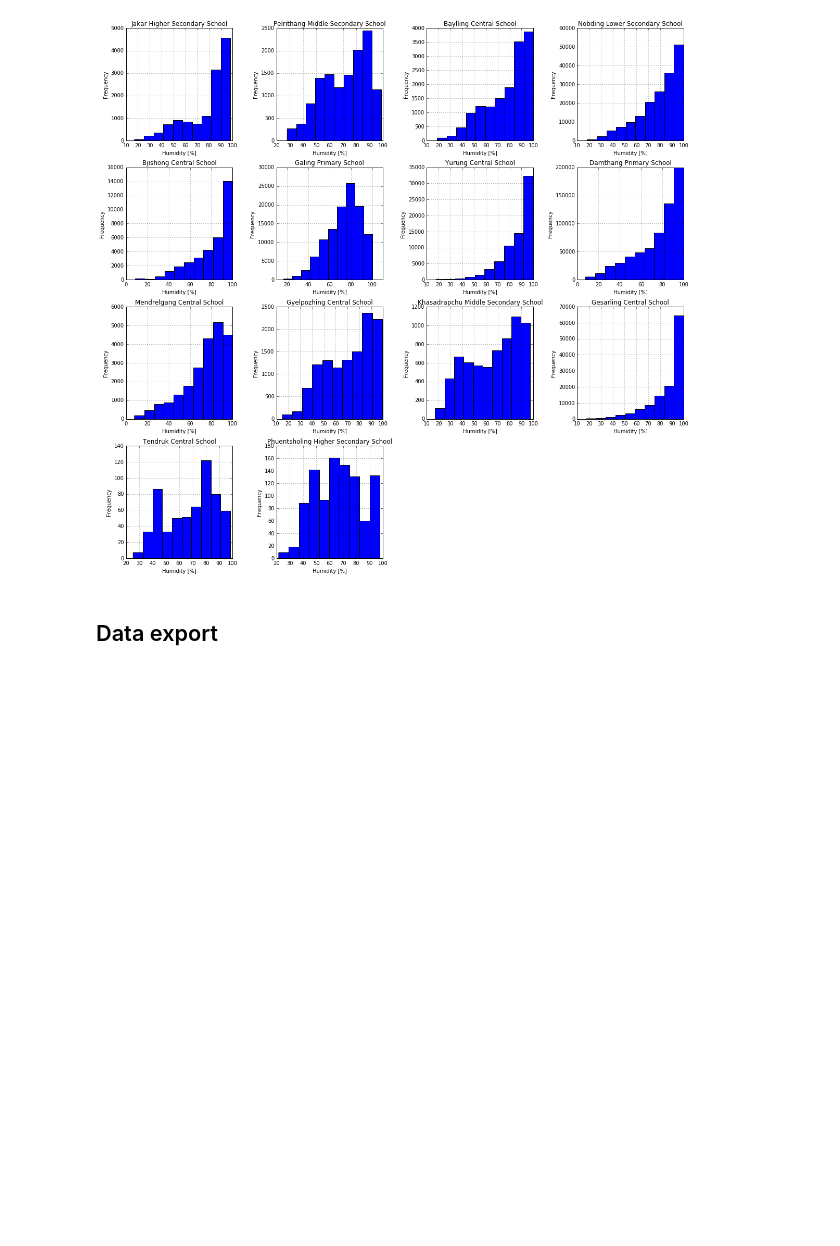
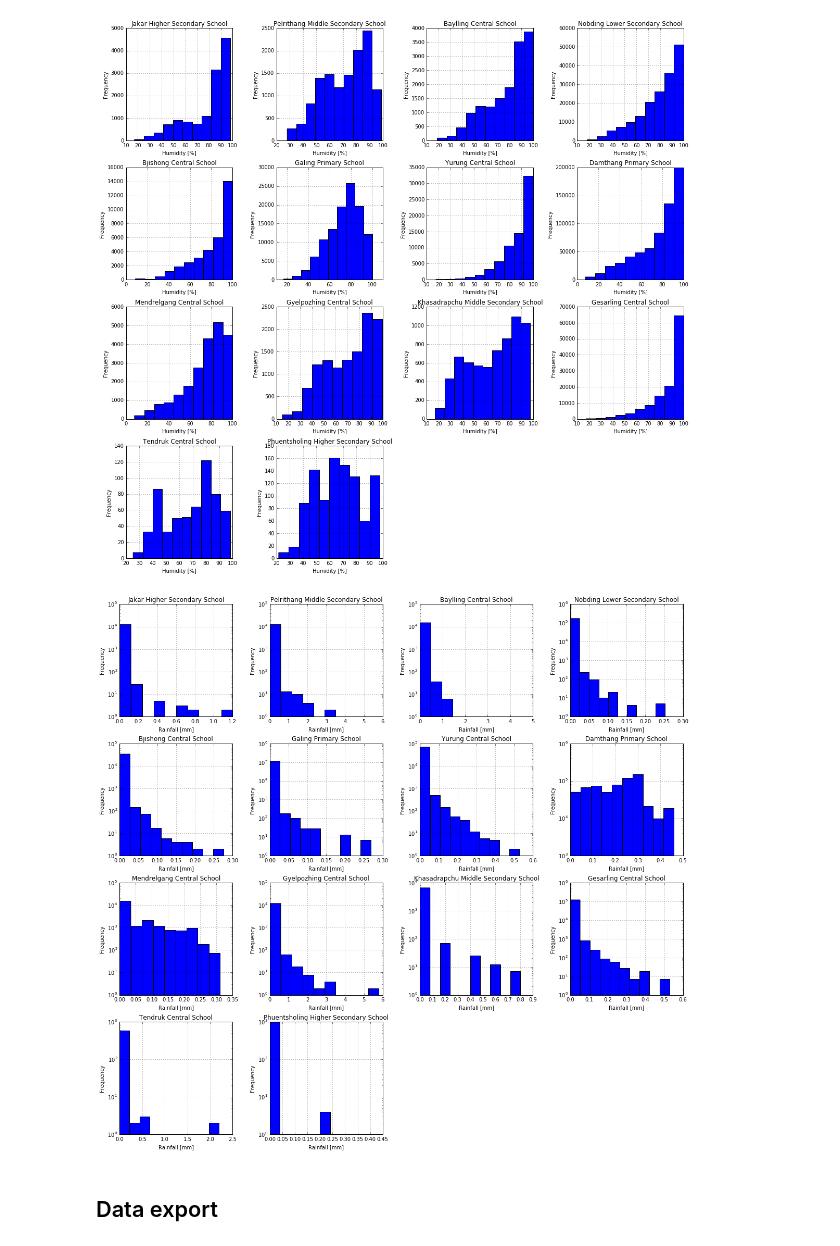
Before and after one commit to slowmotionprojects/uwice, a Jupyter notebook: phenology_network/notebooks/1.0-np-data_import_and_cleaning.ipynb, the cells around one changed output. Cells and saved outputs as stored; diff of their text form; code cells hidden in the pictures; blank space fills up the shorter version.

Commit message:
Updated notebook with rainfall figure and style fixes

```diff
--- a/phenology_network/notebooks/1.0-np-data_import_and_cleaning.ipynb
+++ b/phenology_network/notebooks/1.0-np-data_import_and_cleaning.ipynb
@@ -292,6 +295,21 @@ fig.tight_layout()
 plt.show();
 # %% [output]
 [figure]
+# %%
+n_rows=4
+n_cols=4
+fig=plt.figure(figsize=(16,15))
+for i, school in enumerate(dfc.school.unique()):
+    ax=fig.add_subplot(n_rows,n_cols,i+1)
+    dfc[dfc.school==school]['rain'].hist(ax=ax)
+    ax.set_title(school)
+    ax.set_xlabel('Rainfall [mm]')
+    ax.set_ylabel('Frequency')
+    ax.set_yscale('log')
+fig.tight_layout()
+plt.show();
+# %% [output]
+[figure, added]
 # %% [markdown]
 ## Data export
 # %%
```
Also changed, not shown: parts of 3 cells of this notebook.
